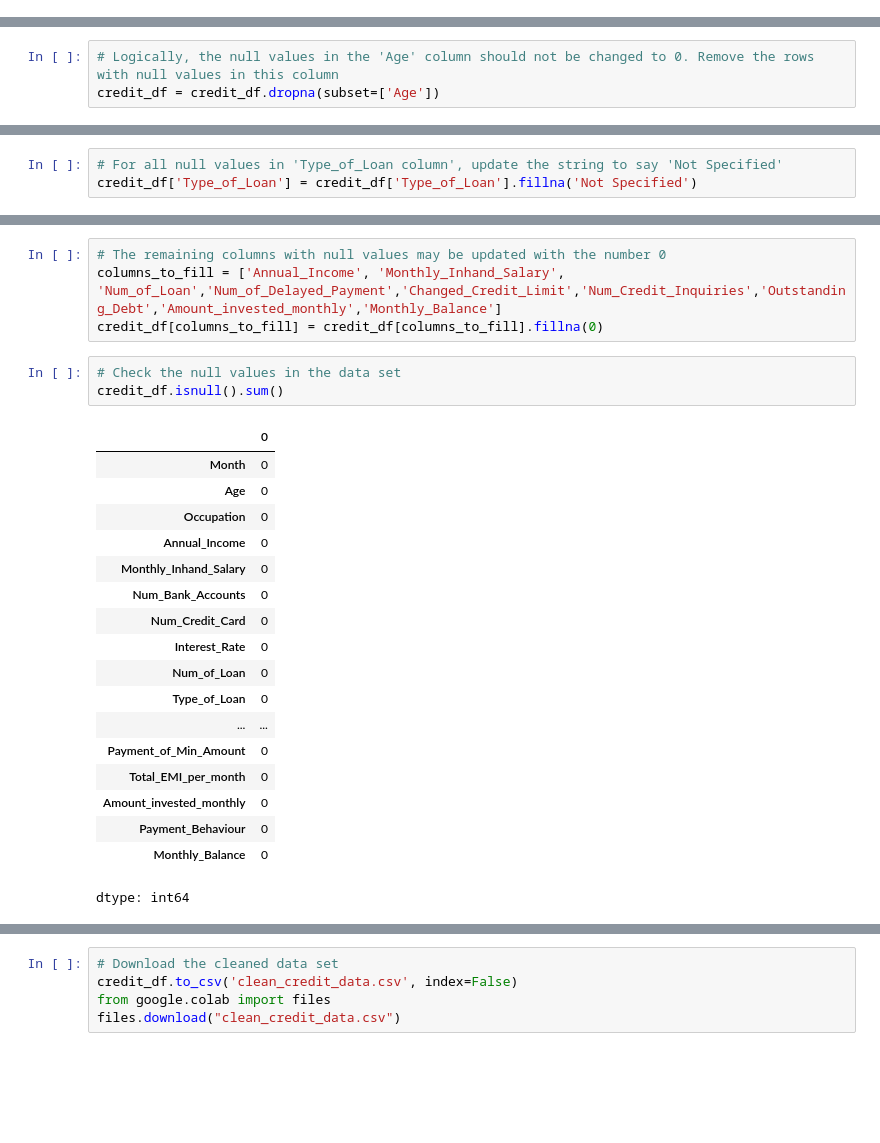
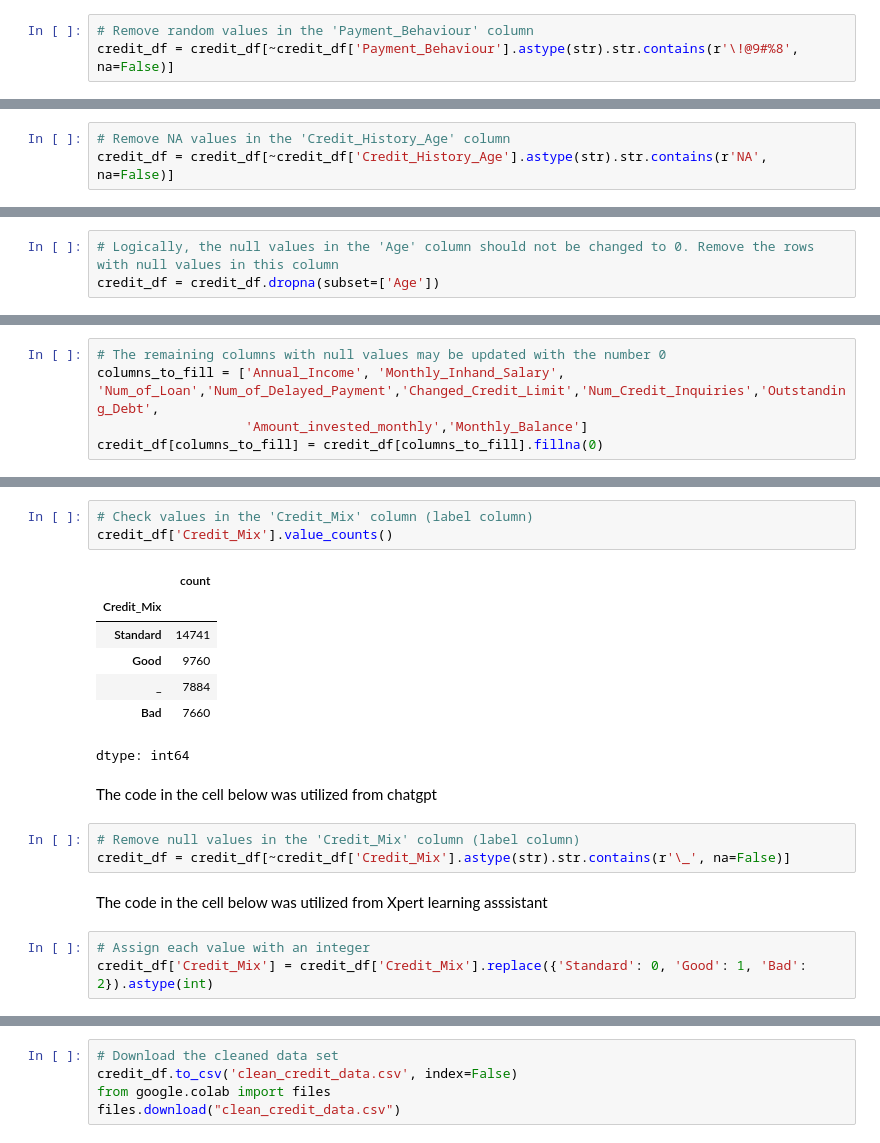
Before and after one commit to cindyd97/Project_4_Group_4, a Jupyter notebook: cleaning_credit_loan_data.ipynb, the cells around one changed output, grey strips where cells are left out. Cells and saved outputs as stored; diff of their text form; blank space fills up the shorter version.

```diff
--- a/cleaning_credit_loan_data.ipynb
+++ b/cleaning_credit_loan_data.ipynb
@@ -60,0 +189,3 @@ credit_df[columns_to_convert] = credit_df[columns_to_convert].apply(pd.to_numeri
+# %%
+# Remove random values in the 'Payment_Behaviour' column
+credit_df = credit_df[~credit_df['Payment_Behaviour'].astype(str).str.contains(r'\!@9#%8', na=False)]
@@ -60,0 +226,3 @@ credit_df[columns_to_convert] = credit_df[columns_to_convert].apply(pd.to_numeri
+# %%
+# Remove NA values in the 'Credit_History_Age' column
+credit_df = credit_df[~credit_df['Credit_History_Age'].astype(str).str.contains(r'NA', na=False)]
@@ -105,4 +327 @@ credit_df.isnull().sum()
 dtype: int64
-# %%
-# For all null values in 'Type_of_Loan column', update the string to say 'Not Specified'
-credit_df['Type_of_Loan'] = credit_df['Type_of_Loan'].fillna('Not Specified')
@@ -109,3 +330,8 @@ credit_df['Type_of_Loan'] = credit_df['Type_of_Loan'].fillna('Not Specified')
+# %%
+# The remaining columns with null values may be updated with the number 0
+columns_to_fill = ['Annual_Income', 'Monthly_Inhand_Salary', 'Num_of_Loan','Num_of_Delayed_Payment','Changed_Credit_Limit','Num_Credit_Inquiries','Outstanding_Debt',
+                   'Amount_invested_monthly','Monthly_Balance']
+credit_df[columns_to_fill] = credit_df[columns_to_fill].fillna(0)
 # %%
 # Check the null values in the data set
 credit_df.isnull().sum()
@@ -130,27 +356,22 @@ credit_df.isnull().sum()
 dtype: int64
-# %%
-# The remaining columns with null values may be updated with the number 0
-columns_to_fill = ['Annual_Income', 'Monthly_Inhand_Salary', 'Num_of_Loan','Num_of_Delayed_Payment','Changed_Credit_Limit','Num_Credit_Inquiries','Outstanding_Debt','Amount_invested_monthly','Monthly_Balance']
-credit_df[columns_to_fill] = credit_df[columns_to_fill].fillna(0)
 # %%
-# Check the null values in the data set
-credit_df.isnull().sum()
+# Check values in the 'Credit_Mix' column (label column)
+credit_df['Credit_Mix'].value_counts()
 # %% [output]
-|  | 0 |
-| Month | 0 |
-| Age | 0 |
-| Occupation | 0 |
-| Annual_Income | 0 |
-| Monthly_Inhand_Salary | 0 |
-| Num_Bank_Accounts | 0 |
-| Num_Credit_Card | 0 |
-| Interest_Rate | 0 |
-| Num_of_Loan | 0 |
-| Type_of_Loan | 0 |
-| ... | ... |
-| Payment_of_Min_Amount | 0 |
-| Total_EMI_per_month | 0 |
-| Amount_invested_monthly | 0 |
-| Payment_Behaviour | 0 |
-| Monthly_Balance | 0 |
+|  | count |
+| Credit_Mix |  |
+| Standard | 14741 |
+| Good | 9760 |
+| _ | 7884 |
+| Bad | 7660 |
 dtype: int64
+# %% [markdown]
+The code in the cell below was utilized from chatgpt
+# %%
+# Remove null values in the 'Credit_Mix' column (label column)
+credit_df = credit_df[~credit_df['Credit_Mix'].astype(str).str.contains(r'\_', na=False)]
+# %% [markdown]
+The code in the cell below was utilized from Xpert learning asssistant
+# %%
+# Assign each value with an integer
+credit_df['Credit_Mix'] = credit_df['Credit_Mix'].replace({'Standard': 0, 'Good': 1, 'Bad': 2}).astype(int)
```
Also changed, not shown: parts of 38 cells of this notebook, 3 other files.
